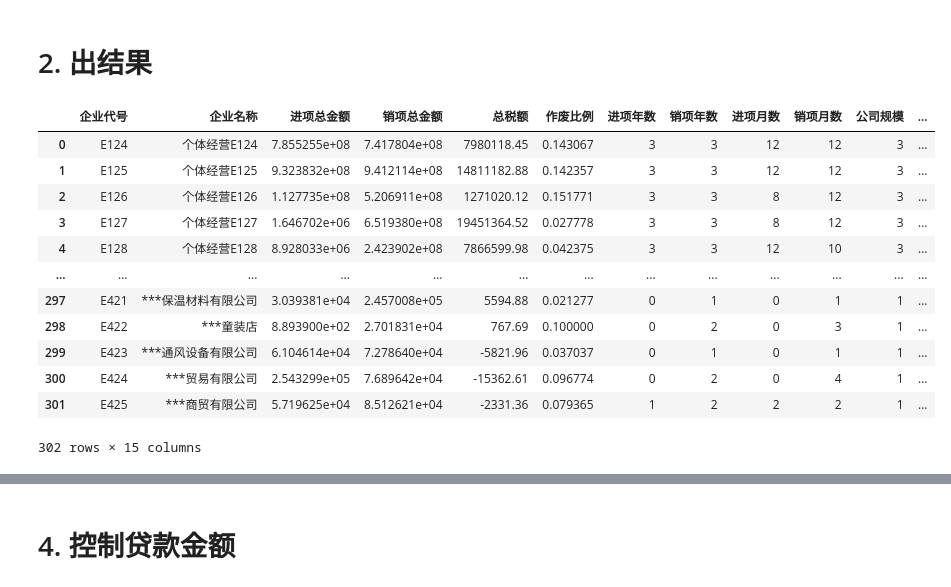
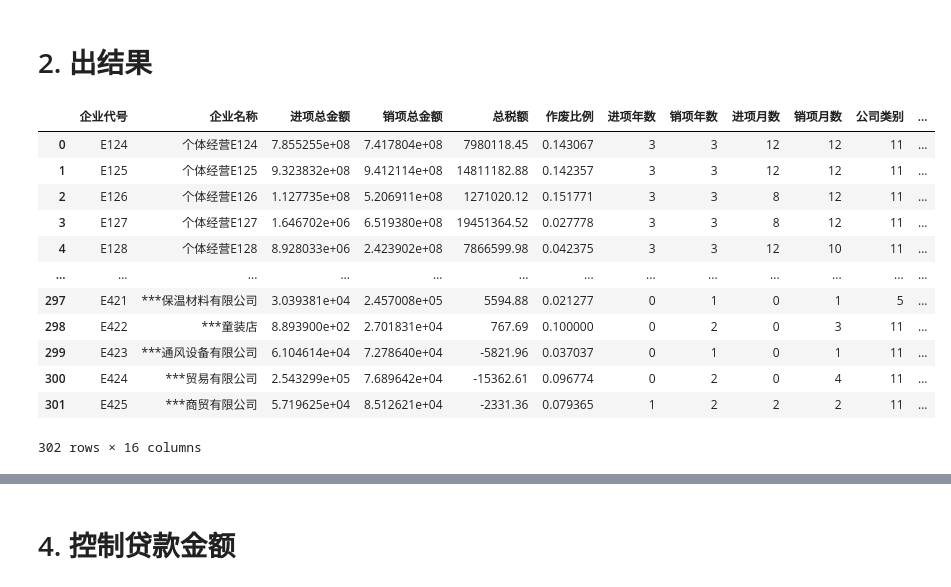
Before and after one commit to easternDay/2020-China-Mathematical-Modeling, a Jupyter notebook: 第二题.ipynb, the cells around one changed output, grey strips where cells are left out. Drawn from its saved outputs; the diff is of its cells as text; code cells hidden in the pictures.

```diff
--- a/第二题.ipynb
+++ b/第二题.ipynb
@@ -330,24 +354,24 @@ Company_info
 # %%
 Company_mess = pd.read_excel(
     "./题目二_信贷数据分析.xlsx", sheet_name="Sheet1", usecols=["企业代号", "企业名称", "信誉评级",  "信贷风险", "总税额", "进项总金额", "销项总金额",
-                                                   "作废比例",  "公司规模", "供应公司比重", "销售公司比重","进项年数","销项年数","进项月数","销项月数"])
+                                                   "作废比例",  "公司规模", "供应公司比重", "销售公司比重","进项年数","销项年数","进项月数","销项月数", "公司类别"])
 #Company_mess = Company_info[["企业名称", "信誉评级", "是否违约", "信贷风险", "总税额", "进项总金额", "销项总金额","作废比例",  "公司规模", "供应公司比重", "销售公司比重"]]
 # ["企业名称", "信誉评级", "是否违约", "信贷风险", "进项总金额", "销项总金额", "总税额","进项数", "销项数", "作废数", "作废比例", "公司类别", "公司规模", "供应公司比重", "销售公司比重"]
 Company_mess
 # %% [output]
-|  | 企业代号 | 企业名称 | 进项总金额 | 销项总金额 | 总税额 | 作废比例 | 进项年数 | 销项年数 | 进项月数 | 销项月数 | 公司规模 | ... |
-| 0 | E124 | 个体经营E124 | 7.855255e+08 | 7.417804e+08 | 7980118.45 | 0.143067 | 3 | 3 | 12 | 12 | 3 | ... |
-| 1 | E125 | 个体经营E125 | 9.323832e+08 | 9.412114e+08 | 14811182.88 | 0.142357 | 3 | 3 | 12 | 12 | 3 | ... |
-| 2 | E126 | 个体经营E126 | 1.127735e+08 | 5.206911e+08 | 1271020.12 | 0.151771 | 3 | 3 | 8 | 12 | 3 | ... |
-| 3 | E127 | 个体经营E127 | 1.646702e+06 | 6.519380e+08 | 19451364.52 | 0.027778 | 3 | 3 | 8 | 12 | 3 | ... |
-| 4 | E128 | 个体经营E128 | 8.928033e+06 | 2.423902e+08 | 7866599.98 | 0.042375 | 3 | 3 | 12 | 10 | 3 | ... |
+|  | 企业代号 | 企业名称 | 进项总金额 | 销项总金额 | 总税额 | 作废比例 | 进项年数 | 销项年数 | 进项月数 | 销项月数 | 公司类别 | ... |
+| 0 | E124 | 个体经营E124 | 7.855255e+08 | 7.417804e+08 | 7980118.45 | 0.143067 | 3 | 3 | 12 | 12 | 11 | ... |
+| 1 | E125 | 个体经营E125 | 9.323832e+08 | 9.412114e+08 | 14811182.88 | 0.142357 | 3 | 3 | 12 | 12 | 11 | ... |
+| 2 | E126 | 个体经营E126 | 1.127735e+08 | 5.206911e+08 | 1271020.12 | 0.151771 | 3 | 3 | 8 | 12 | 11 | ... |
+| 3 | E127 | 个体经营E127 | 1.646702e+06 | 6.519380e+08 | 19451364.52 | 0.027778 | 3 | 3 | 8 | 12 | 11 | ... |
+| 4 | E128 | 个体经营E128 | 8.928033e+06 | 2.423902e+08 | 7866599.98 | 0.042375 | 3 | 3 | 12 | 10 | 11 | ... |
 | ... | ... | ... | ... | ... | ... | ... | ... | ... | ... | ... | ... | ... |
-| 297 | E421 | ***保温材料有限公司 | 3.039381e+04 | 2.457008e+05 | 5594.88 | 0.021277 | 0 | 1 | 0 | 1 | 1 | ... |
-| 298 | E422 | ***童装店 | 8.893900e+02 | 2.701831e+04 | 767.69 | 0.100000 | 0 | 2 | 0 | 3 | 1 | ... |
-| 299 | E423 | ***通风设备有限公司 | 6.104614e+04 | 7.278640e+04 | -5821.96 | 0.037037 | 0 | 1 | 0 | 1 | 1 | ... |
-| 300 | E424 | ***贸易有限公司 | 2.543299e+05 | 7.689642e+04 | -15362.61 | 0.096774 | 0 | 2 | 0 | 4 | 1 | ... |
-| 301 | E425 | ***商贸有限公司 | 5.719625e+04 | 8.512621e+04 | -2331.36 | 0.079365 | 1 | 2 | 2 | 2 | 1 | ... |
+| 297 | E421 | ***保温材料有限公司 | 3.039381e+04 | 2.457008e+05 | 5594.88 | 0.021277 | 0 | 1 | 0 | 1 | 5 | ... |
+| 298 | E422 | ***童装店 | 8.893900e+02 | 2.701831e+04 | 767.69 | 0.100000 | 0 | 2 | 0 | 3 | 11 | ... |
+| 299 | E423 | ***通风设备有限公司 | 6.104614e+04 | 7.278640e+04 | -5821.96 | 0.037037 | 0 | 1 | 0 | 1 | 11 | ... |
+| 300 | E424 | ***贸易有限公司 | 2.543299e+05 | 7.689642e+04 | -15362.61 | 0.096774 | 0 | 2 | 0 | 4 | 11 | ... |
+| 301 | E425 | ***商贸有限公司 | 5.719625e+04 | 8.512621e+04 | -2331.36 | 0.079365 | 1 | 2 | 2 | 2 | 11 | ... |
-302 rows × 15 columns
+302 rows × 16 columns
 # %%
 def GQGX(x,min,max):
     return (x-min)*0.11/(max-min)+0.04
```
Also changed, not shown: parts of 9 cells of this notebook, 10 other files.
